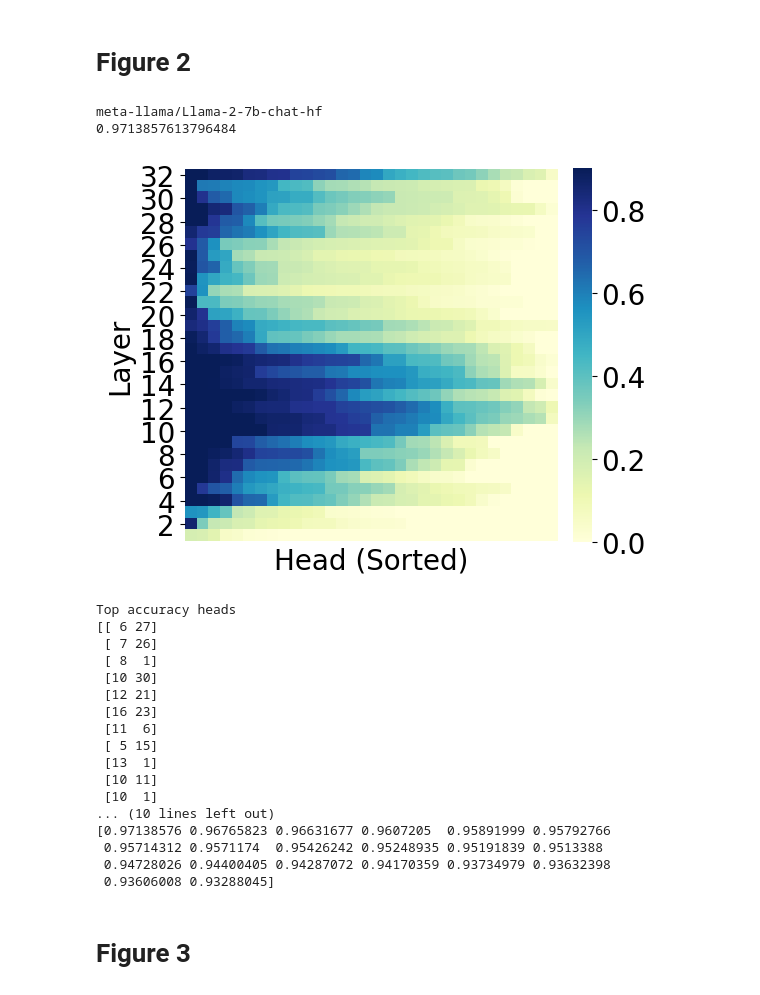
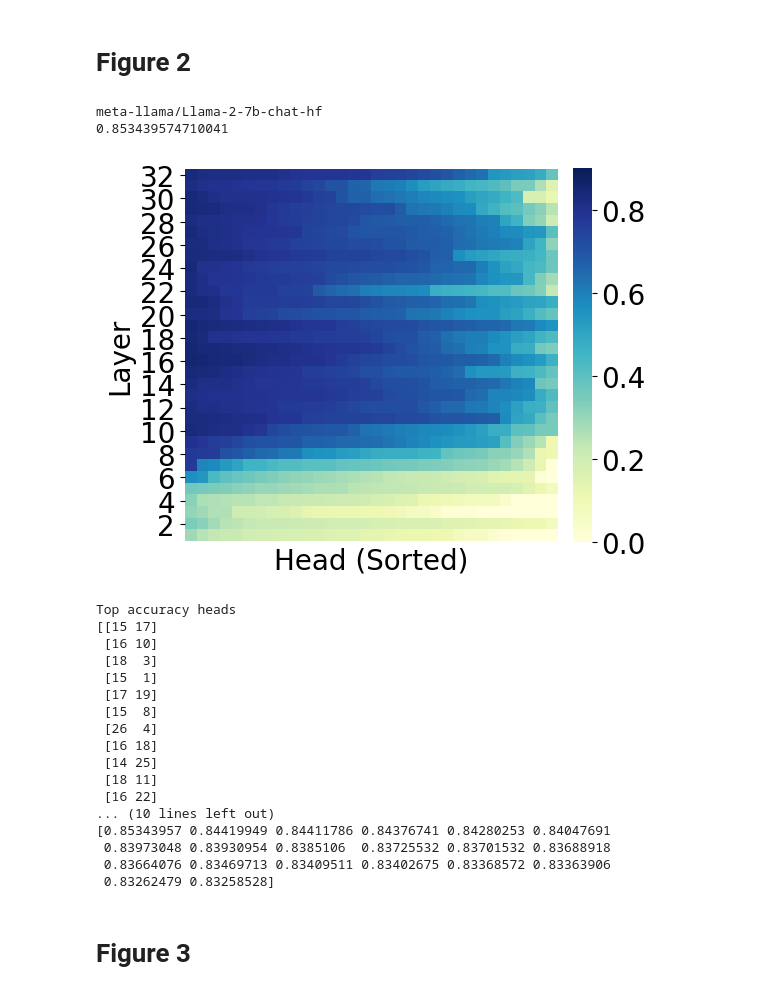
Before and after one commit to DotIN13/linear-political-llm, a Jupyter notebook: generate_figures.ipynb, the cells around one changed output. Saved outputs shown, nothing was run; the diff lists cells and outputs as text; code cells hidden in the pictures.

```diff
--- a/generate_figures.ipynb
+++ b/generate_figures.ipynb
@@ -25,53 +25,53 @@ np.random.seed(42)
 cnt = 0
 for model_name in ['meta-llama/Llama-2-7b-chat-hf']:
     print(model_name)
-    performance = pickle.load(open(f"./results_replication/{model_name.replace('/','_')}_anes_performance.pkl", 'rb'))
+    performance = pickle.load(open(f"./results_replication/{model_name.replace('/','_')}_politician_performance.pkl", 'rb'))
     print(performance.max())
     plt.rcParams.update({'font.size': 20})
     plt.figure(figsize=(6, 6))
     norm = mcolors.Normalize(vmin=0, vmax=.9)
     plt.imshow(np.sort(performance[::-1, :]*(-1), axis=1)*(-1), cmap='YlGnBu', norm=norm)
     plt.grid(False)
     plt.xlabel("Head (Sorted)")
     plt.ylabel("Layer")
     plt.xticks([])
     plt.yticks(range(0,32,2), [i for i in range(32,0,-2)])
     cbar = plt.colorbar(orientation='vertical', fraction=0.0459, pad=0.04)
     cbar.outline.set_visible(False)
     plt.gca().spines['top'].set_visible(False)
     plt.gca().spines['right'].set_visible(False)
     plt.gca().spines['left'].set_visible(False)
     plt.gca().spines['bottom'].set_visible(False)
     plt.tight_layout()
     plt.show()
 
     print("Top accuracy heads")
     top_indices = np.dstack(np.unravel_index(np.argsort(performance.ravel()), (32, 32)))[0][-20:, :][::-1]
     print(top_indices)
     print("Top accuracy")
     print(performance[top_indices[:, 0], top_indices[:, 1]])
     cnt += 1
 # %% [output]
 meta-llama/Llama-2-7b-chat-hf
-0.9713857613796484
+0.853439574710041
-[figure, old version]
+[figure, new version]
 Top accuracy heads
-[[ 6 27]
- [ 7 26]
- [ 8  1]
- [10 30]
- [12 21]
- [16 23]
- [11  6]
- [ 5 15]
- [13  1]
- [10 11]
- [10  1]
+[[15 17]
+ [16 10]
+ [18  3]
+ [15  1]
+ [17 19]
+ [15  8]
+ [26  4]
+ [16 18]
+ [14 25]
+ [18 11]
+ [16 22]
 ... (10 lines left out)
-[0.97138576 0.96765823 0.96631677 0.9607205  0.95891999 0.95792766
- 0.95714312 0.9571174  0.95426242 0.95248935 0.95191839 0.9513388
- 0.94728026 0.94400405 0.94287072 0.94170359 0.93734979 0.93632398
- 0.93606008 0.93288045]
+[0.85343957 0.84419949 0.84411786 0.84376741 0.84280253 0.84047691
+ 0.83973048 0.83930954 0.8385106  0.83725532 0.83701532 0.83688918
+ 0.83664076 0.83469713 0.83409511 0.83402675 0.83368572 0.83363906
+ 0.83262479 0.83258528]
 # %% [markdown]
 # Figure 3
 # %% [markdown]
```
Also changed, not shown: 2 other files.
